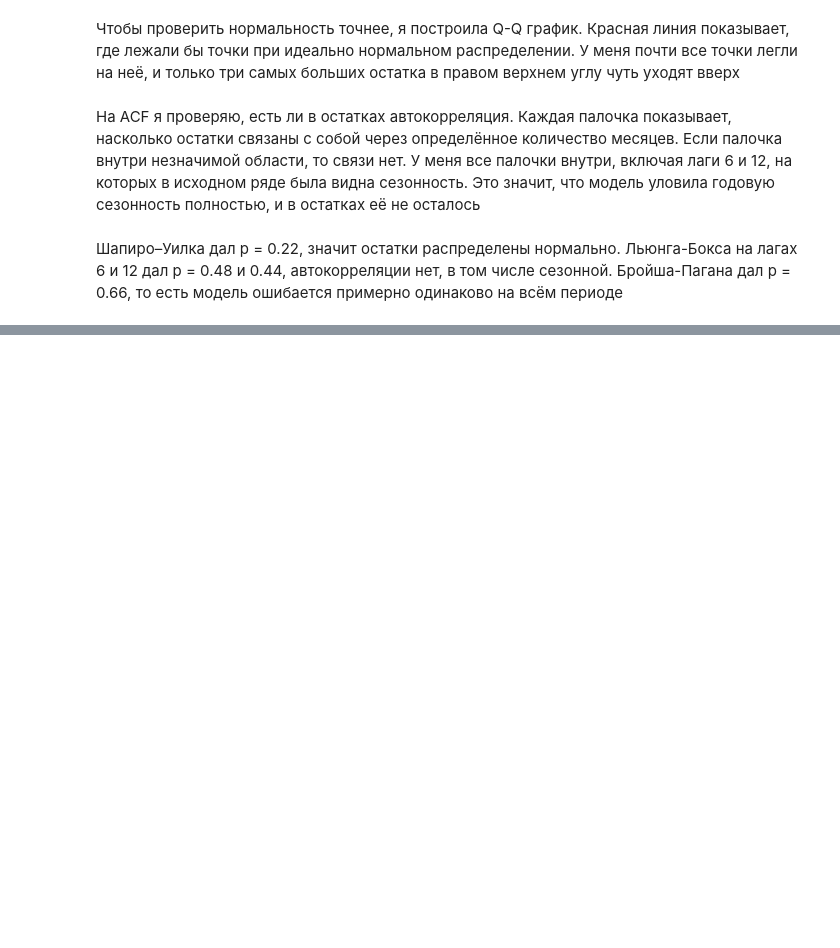
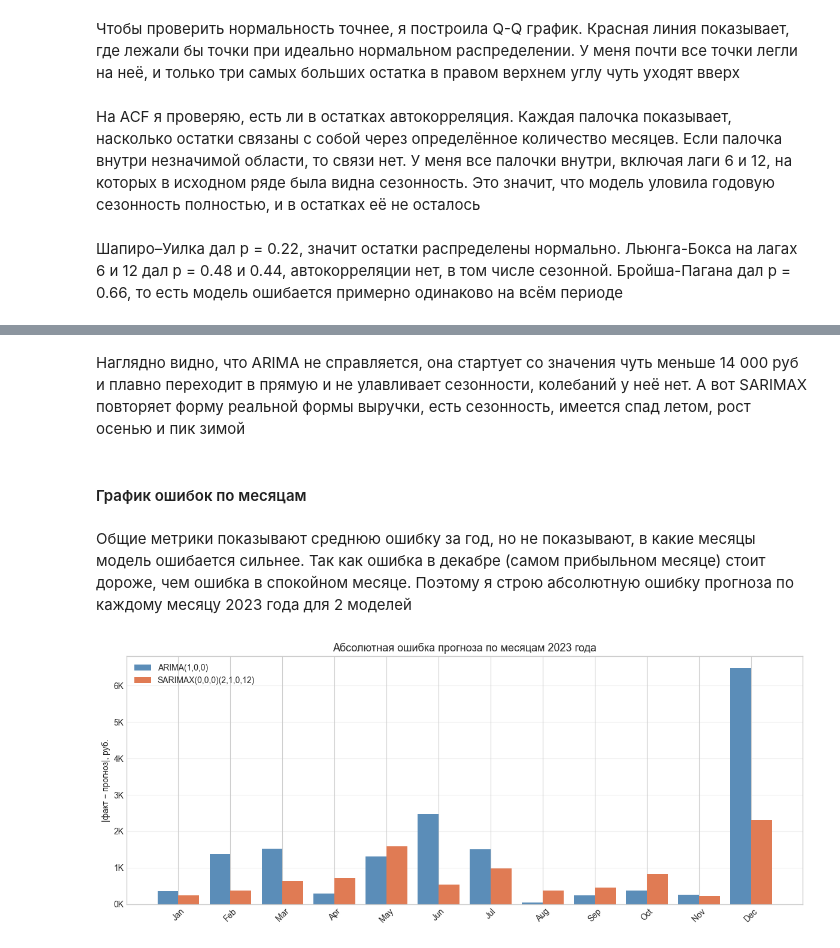
Before and after one commit to gureeva07/predictive_analytics_lab1, a Jupyter notebook: lab1.ipynb, the cells around one changed output, grey strips where cells are left out. Saved outputs shown, nothing was run; the diff lists cells and outputs as text; code cells hidden in the pictures; blank space fills up the shorter version.

```diff
--- a/lab1.ipynb
+++ b/lab1.ipynb
@@ -1055,0 +1247,29 @@ dtype: float64
+# %% [markdown]
+Наглядно видно, что ARIMA не справляется, она стартует со значения чуть меньше 14 000 руб и плавно переходит в прямую и не улавливает сезонности, колебаний у неё нет. А вот SARIMAX повторяет форму реальной формы выручки, есть сезонность, имеется спад летом, рост осенью и пик зимой
+# %% [markdown]
+#### График ошибок по месяцам
+# %% [markdown]
+Общие метрики показывают среднюю ошибку за год, но не показывают, в какие месяцы модель ошибается сильнее. Так как ошибка в декабре (самом прибыльном месяце) стоит дороже, чем ошибка в спокойном месяце. Поэтому я строю абсолютную ошибку прогноза по каждому месяцу 2023 года для 2 моделей
+# %%
+import matplotlib.pyplot as plt
+import matplotlib.ticker as mticker
+import numpy as np
+
+months = test.index.strftime('%b')
+x = np.arange(len(test))
+
+plt.figure(figsize=(12, 5))
+plt.bar(x - 0.2, abs(test.values - forecast_arima.values),
+        width=0.4, color='#5b8db8', label='ARIMA(1,0,0)')
+plt.bar(x + 0.2, abs(test.values - forecast_sarimax.values),
+        width=0.4, color='#e07b54', label='SARIMAX(0,0,0)(2,1,0,12)')
+plt.xticks(x, months, rotation=45)
+plt.title('Абсолютная ошибка прогноза по месяцам 2023 года', fontsize=13)
+plt.ylabel('|факт − прогноз|, руб.')
+plt.gca().yaxis.set_major_formatter(mticker.FuncFormatter(lambda v, _: f'{v/1e3:.0f}K'))
+plt.legend()
+plt.grid(True, alpha=0.3, axis='y')
+plt.tight_layout()
+plt.show()
+# %% [output]
+[figure, added]
```
Also changed, not shown: parts of 36 cells of this notebook, 1 other file.
